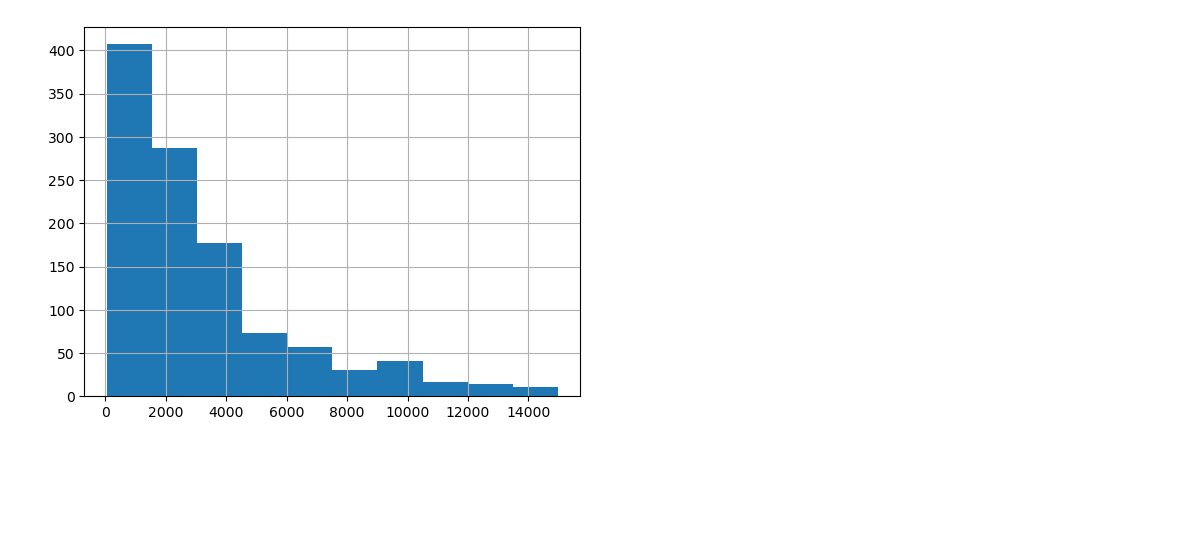
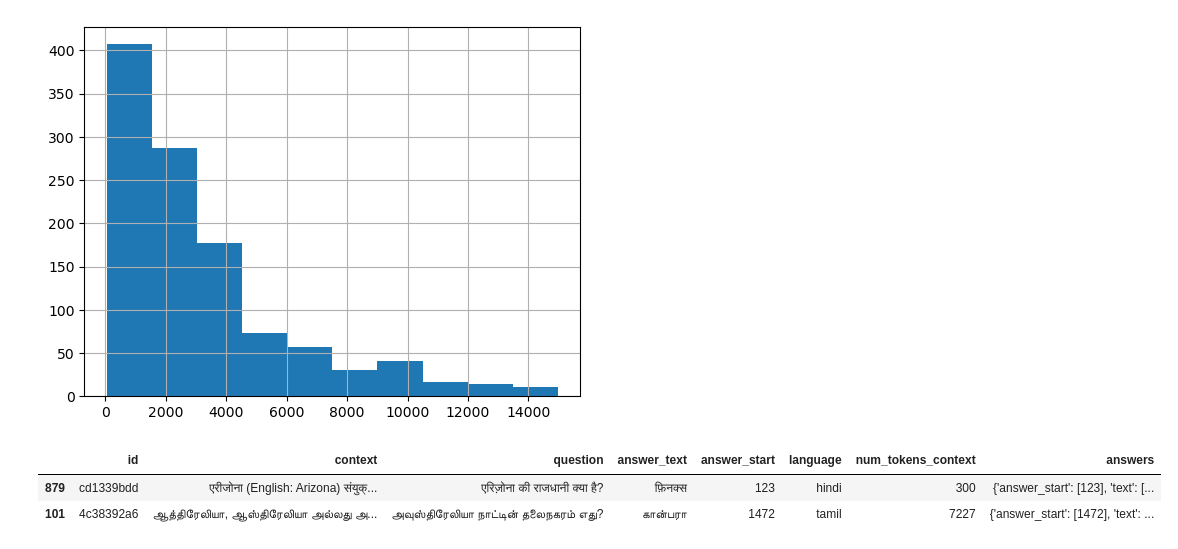
Before and after one commit to Hemanth-Thaluru/kaggle_competitions, a Jupyter notebook: Chaii_HE_Translate/Untitled.ipynb, the cells around one changed output. Cells and saved outputs as stored; diff of their text form; code cells hidden in the pictures; blank space fills up the shorter version.

```diff
--- a/Chaii_HE_Translate/Untitled.ipynb
+++ b/Chaii_HE_Translate/Untitled.ipynb
@@ -88,3 +83,19 @@ df['num_tokens_context'].hist()
 plt.show()
 # %% [output]
 [figure]
+# %%
+def convert_answers(r):
+    start=r[0]
+    text=r[1]
+    return {
+        'answer_start':[start],
+        'text':[text]
+    }
+# %%
+df=df.sample(frac=1,random_state=42)
+df['answers']=df[['answer_start','answer_text']].apply(convert_answers,axis=1)
+df.head(2)
+# %% [output]
+|  | id | context | question | answer_text | answer_start | language | num_tokens_context | answers |
+| 879 | cd1339bdd | एरीजोना (English: Arizona) संयुक्... | एरिज़ोना की राजधानी क्या है? | फ़िनक्स | 123 | hindi | 300 | {'answer_start': [123], 'text': [... |
+| 101 | 4c38392a6 | ஆத்திரேலியா, ஆஸ்திரேலியா அல்லது அ... | அவுஸ்திரேலியா நாட்டின் தலைநகரம் எது? | கான்பரா | 1472 | tamil | 7227 | {'answer_start': [1472], 'text': ... |
```
Also changed, not shown: parts of 20 cells of this notebook, 5 other files.
